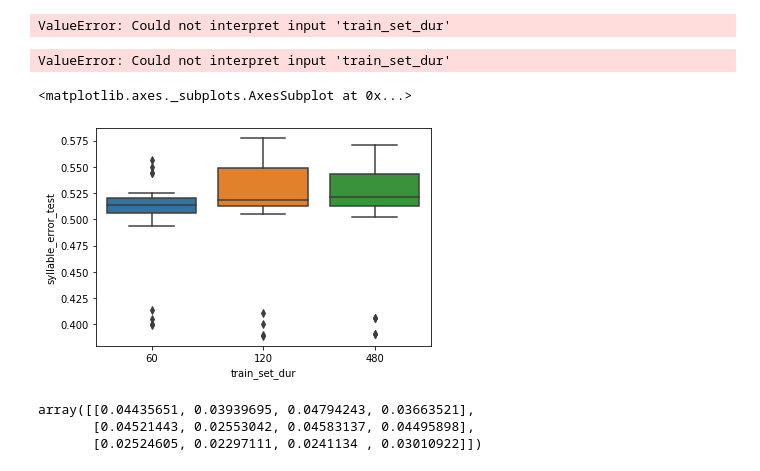
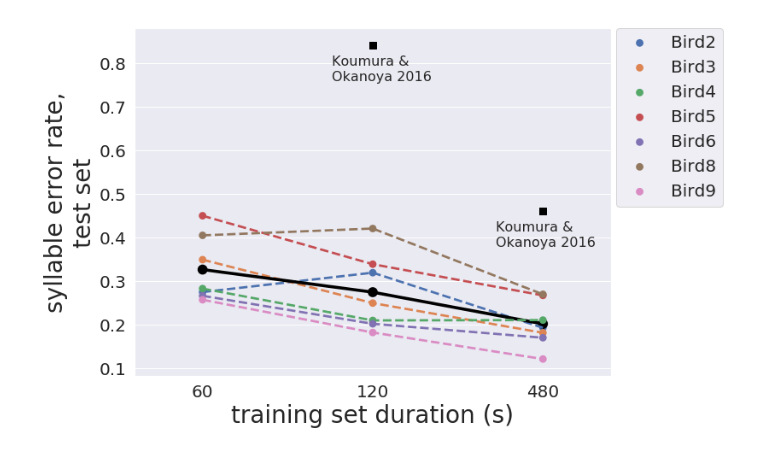
Before and after one commit to yardencsGitHub/tweetynet, a Jupyter notebook: doc/notebooks/smake-workflow.ipynb, the cells around one changed output. Cells and saved outputs as stored; diff of their text form; code cells hidden in the pictures.

```diff
--- a/doc/notebooks/smake-workflow.ipynb
+++ b/doc/notebooks/smake-workflow.ipynb
@@ -134,19 +58,10 @@ dtype: float64
-# %%
-sns.boxplot(x='train_set_dur', y='frame_error_train', data=br_df_stats_unstack)
-# %% [output]
-ValueError: Could not interpret input 'train_set_dur'
-# %%
-sns.boxplot(x='train_set_dur', y='frame_error_test', hue='mean', data=br_df_stats)
-# %% [output]
-ValueError: Could not interpret input 'train_set_dur'
-# %%
-sns.boxplot(x='train_set_dur', y='syllable_error_test', data=br_df)
-# %% [output]
-<matplotlib.axes._subplots.AxesSubplot at 0x...>
-[figure, removed]
-# %%
-frame_err_arrs['Bird2']
-# %% [output]
-array([[0.04435651, 0.03939695, 0.04794243, 0.03663521],
-       [0.04521443, 0.02553042, 0.04583137, 0.04495898],
-       [0.02524605, 0.02297111, 0.0241134 , 0.03010922]])
+# %%
+ax = article.plot.syllable_error_rate_test_mean(br_df_agg)
+ax.set_xlim([-0.4, 2.4])
+ax.scatter(1, 0.84, s=75, color='black', marker='s')
+ax.text(0.76, 0.76, 'Koumura &\nOkanoya 2016', fontsize=16)
+ax.scatter(2, 0.46, s=75, color='black', marker='s')
+ax.text(1.725, 0.38, 'Koumura &\nOkanoya 2016', fontsize=16)
+plt.savefig('br_syl_error.png', bbox_inches = "tight")
+# %% [output]
+[figure, added]
```
Also changed, not shown: parts of 10 cells of this notebook, 2 other files.
